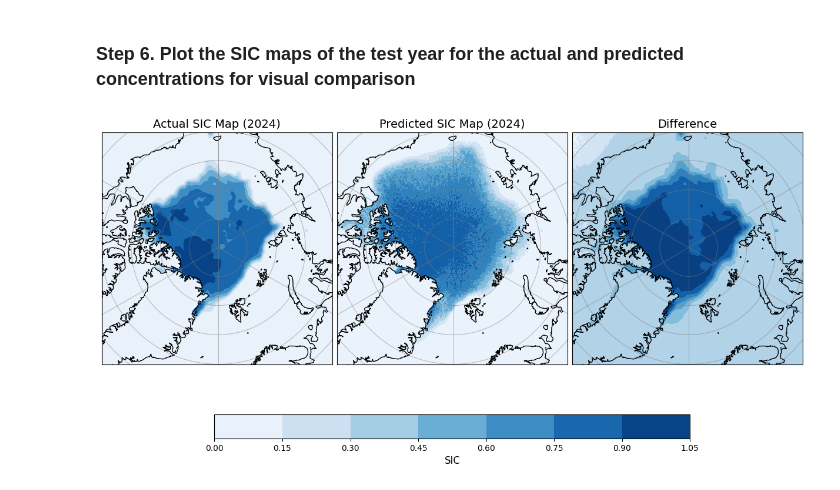
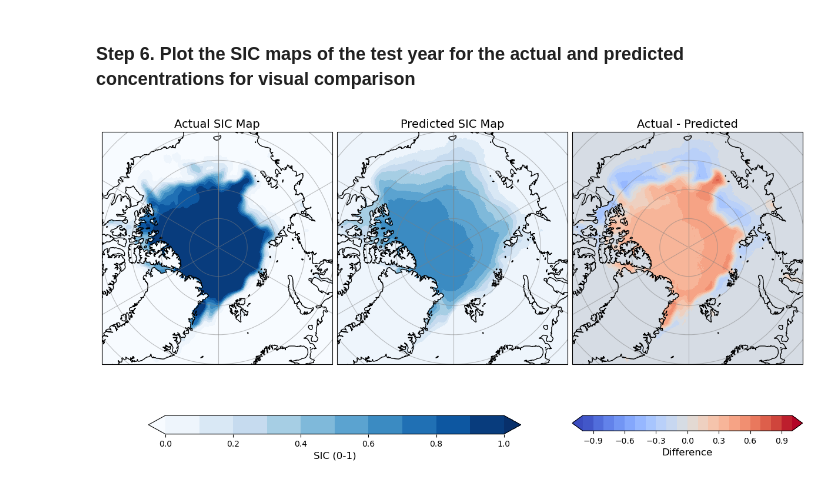
Before and after one commit to UW-MLGEO/Gale_Fitzpatrick_Rotondo_Webb-ESS-569-Final-Project, a Jupyter notebook: notebooks/DL-Sea-Ice-PICNN.ipynb, the cells around one changed output. Drawn from its saved outputs; the diff is of its cells as text; code cells hidden in the pictures.

```diff
--- a/notebooks/DL-Sea-Ice-PICNN.ipynb
+++ b/notebooks/DL-Sea-Ice-PICNN.ipynb
@@ -141,7 +174,7 @@ def create_model(input_shape):
 # %%
 # Compile the model with a custom training step
 class PhysicsInformedModel(tf.keras.Model):
-    def __init__(self, model, lambda_physics=1.0):
+    def __init__(self, model, lambda_physics=0.5):
         super().__init__()
         self.model = model
         self.lambda_physics = lambda_physics
@@ -159,7 +192,7 @@ class PhysicsInformedModel(tf.keras.Model):
 
     def train_step(self, data):
         X, y = data
-        sic, sst = X[..., 0], X[..., 1]  # Split SIC and SST from input
+        _, sst = X[..., 0], X[..., 1]  # Split SIC and SST from input
 
         with tf.GradientTape() as tape:
             y_pred = self.model(X, training=True)
@@ -171,15 +204,26 @@ class PhysicsInformedModel(tf.keras.Model):
 
     def test_step(self, data):
         X, y = data
-        sic, sst = X[..., 0], X[..., 1]  # Split SIC and SST from input
+        _, sst = X[..., 0], X[..., 1]  # Split SIC and SST from input
         y_pred = self.model(X, training=False)
         loss = combined_loss(y, y_pred, sst, self.lambda_physics)
         return {"loss": loss}
 
+
 # Create and compile the PICNN
 input_shape = X_train.shape[1:]  # (lat, lon, SIC and SST)
 base_model = create_model(input_shape)
-physics_model = PhysicsInformedModel(base_model, lambda_physics=1.0)
+
+# Build the base model explicitly
+base_model.build(input_shape=(None, *input_shape))
+
+# Wrap the base model with PhysicsInformedModel
+physics_model = PhysicsInformedModel(base_model, lambda_physics=0.5)
+
+# Build the physics-informed model explicitly
+physics_model.build(input_shape=(None, *input_shape))
+
+# Compile the physics-informed model
 physics_model.compile(optimizer='adam', loss='mean_squared_error')
 
 # Print model summary to verify the architecture
@@ -343,7 +408,7 @@ def predict_and_plot(actual_sic, predicted_sic, figure_name):
     Function to predict test year and plot comparison.
     """
     # Replace NaN values with a placeholder (e.g., 0)
-    predicted_sic = np.nan_to_num(predicted_sic, nan=0.0)
+    # predicted_sic = np.nan_to_num(predicted_sic, nan=0.0)
 
     # Create a figure with North Polar Stereo projection
     fig, axes = plt.subplots(1, 3, figsize=(12, 10), subplot_kw={'projection': ccrs.NorthPolarStereo()}, constrained_layout=True)
@@ -356,47 +421,60 @@ def predict_and_plot(actual_sic, predicted_sic, figure_name):
     # Plot actual SIC map
     actual_plot = axes[0].contourf(
         lon, lat, actual_sic[::-1],
+        levels=np.linspace(0, 1, 11),
+        extend='both',
         cmap='Blues', transform=ccrs.PlateCarree()
     )
-    axes[0].set_title('Actual SIC Map (2024)', fontsize=14)
+    axes[0].set_title('Actual SIC Map', fontsize=14)
     axes[0].coastlines(resolution="50m")
     axes[0].add_feature(cfeature.LAND)
     axes[0].gridlines(draw_labels=False, crs=ccrs.PlateCarree(), color='gray', alpha=0.5)
 
     # Plot predicted SIC map
-    predicted_plot = axes[1].contourf(
+    axes[1].contourf(
         lon, lat[::-1], predicted_sic,
+        levels=np.linspace(0, 1, 11),
+        extend='both',
         cmap='Blues', transform=ccrs.PlateCarree()
     )
-    axes[1].set_title('Predicted SIC Map (2024)', fontsize=14)
+    axes[1].set_title('Predicted SIC Map', fontsize=14)
     axes[1].coastlines(resolution="50m")
     axes[1].add_feature(cfeature.LAND)
     axes[1].gridlines(draw_labels=False, crs=ccrs.PlateCarree(), color='gray', alpha=0.5)
 
+    # Add a shared colorbar below the plots
+    cbar = fig.colorbar(
+        actual_plot, ax=axes[:2], orientation='horizontal', shrink=0.8, aspect=20, fraction=0.05, pad=0.1
+    )
+    cbar.set_label('SIC (0-1)', fontsize=12)
+
     # Plot difference
     difference_plot = axes[2].contourf(
-        lon, lat, actual_sic[::-1]-predicted_sic,
-        cmap='Blues', transform=ccrs.PlateCarree()
+        lon, lat[::-1], actual_sic-predicted_sic,
+        levels=np.linspace(-1, 1, 21),
+        extend='both',
+        cmap='coolwarm', transform=ccrs.PlateCarree()
     )
-    axes[2].set_title('Difference', fontsize=14)
+    axes[2].set_title('Actual - Predicted', fontsize=14)
     axes[2].coastlines(resolution="50m")
     axes[2].add_feature(cfeature.LAND, color='lightgrey')
     axes[2].gridlines(draw_labels=False, crs=ccrs.PlateCarree(), color='gray', alpha=0.5)
 
-    # Add a shared colorbar below the plots
+    # Add colorbar for difference plot
     cbar = fig.colorbar(
-        actual_plot, ax=axes, orientation='horizontal', fraction=0.05, pad=0.1
+        difference_plot, ax=axes[2], orientation='horizontal', aspect=15, fraction=0.05, pad=0.1
     )
-    cbar.set_label('SIC', fontsize=12)
+    cbar.set_label('Difference', fontsize=12)
 
     # Save and show the plot
     plt.savefig(
         f"{str(home_path)}/MLGEO2024_SeaIcePrediction/notebooks/figures/{str(figure_name)}",
         dpi=300, bbox_inches='tight'
     )
     plt.show()
 
+
 # Predict on test year and plot results
 predict_and_plot(actual_sic, predicted_sic, figure_name="actual_vs_prediction_maps.png")
 # %% [output]
-[figure, old version]
+[figure, new version]
```
Also changed, not shown: parts of 12 cells of this notebook, 4 other files.
